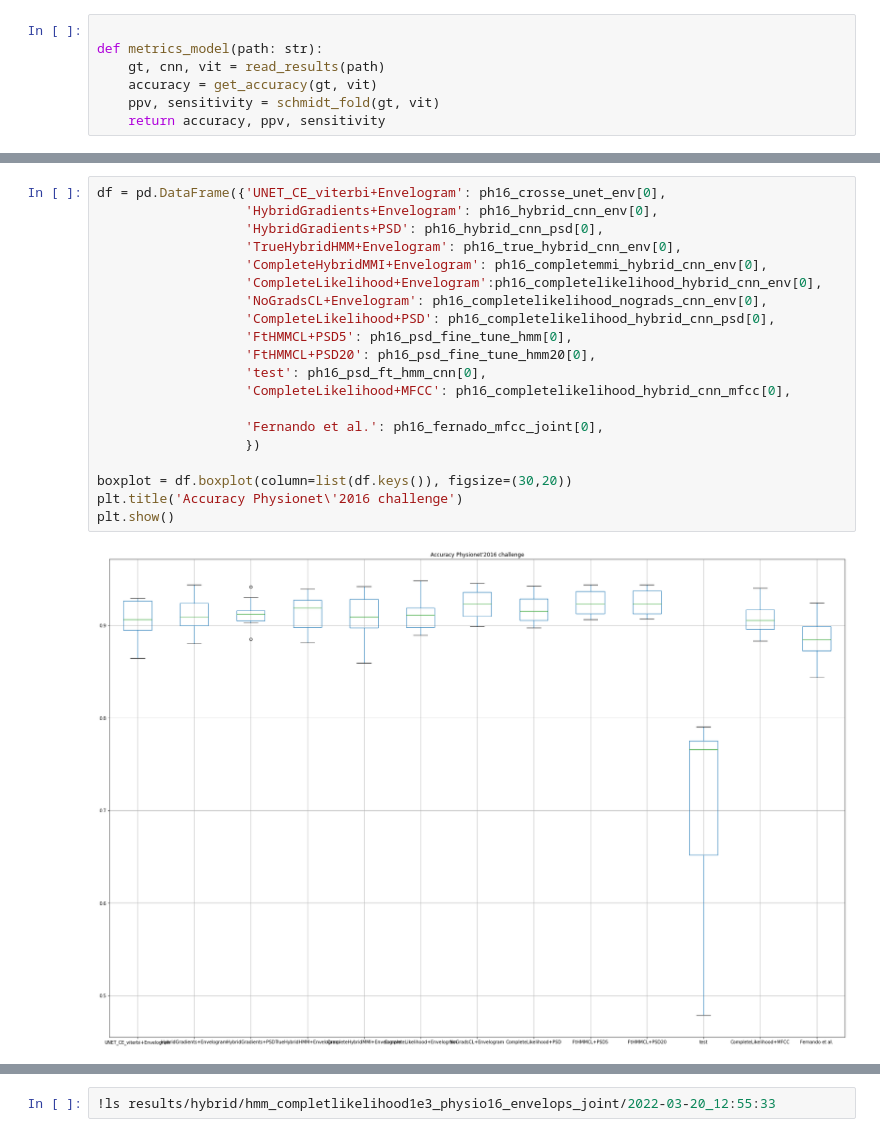
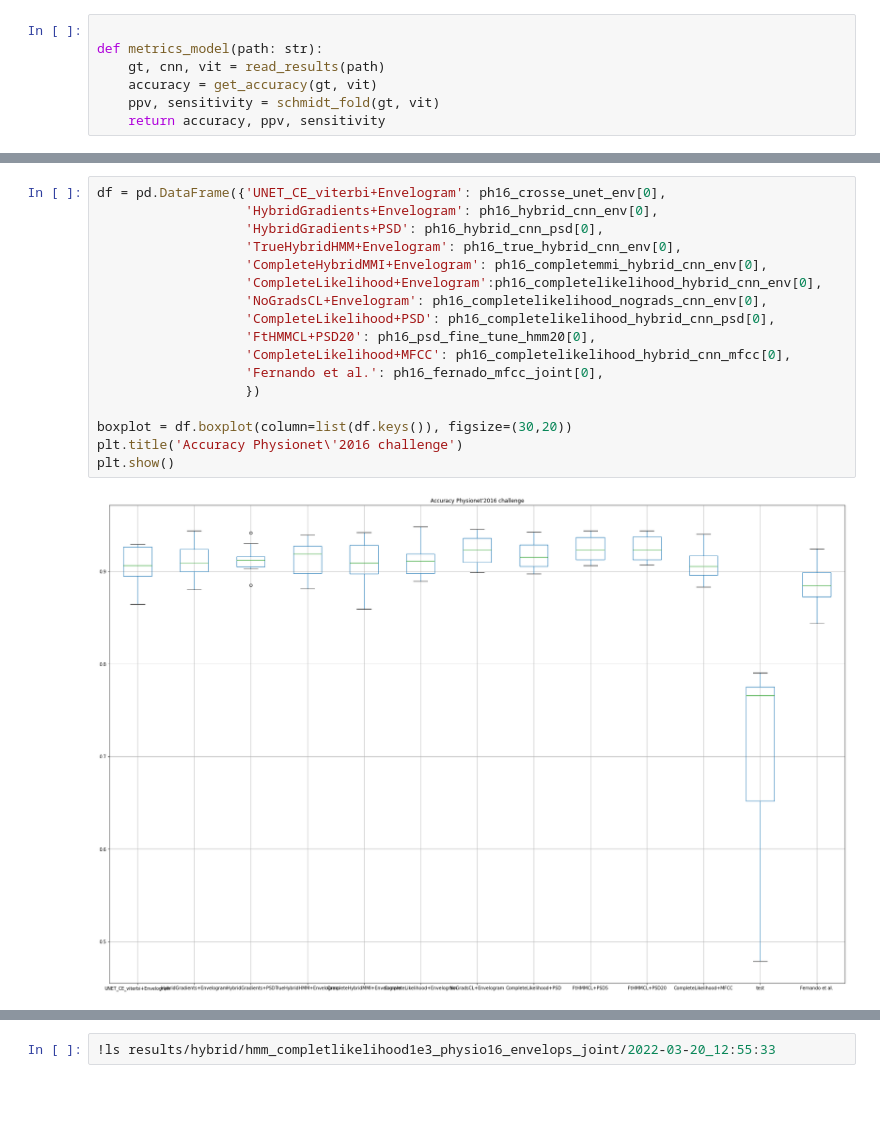
Before and after one commit to miguelmartins/hybrid-hmm, a Jupyter notebook: notebooks/physionet16_eval.ipynb, the cells around one changed output, grey strips where cells are left out. Drawn from its saved outputs; the diff is of its cells as text; blank space fills up the shorter version.

```diff
--- a/notebooks/physionet16_eval.ipynb
+++ b/notebooks/physionet16_eval.ipynb
@@ -121,25 +136,22 @@ out_seq.mat       test_indexes.mat  trans_mat.mat
 # %%
 df = pd.DataFrame({'UNET_CE_viterbi+Envelogram': ph16_crosse_unet_env[0],
                    'HybridGradients+Envelogram': ph16_hybrid_cnn_env[0],
                    'HybridGradients+PSD': ph16_hybrid_cnn_psd[0],
                    'TrueHybridHMM+Envelogram': ph16_true_hybrid_cnn_env[0],
                    'CompleteHybridMMI+Envelogram': ph16_completemmi_hybrid_cnn_env[0],
                    'CompleteLikelihood+Envelogram':ph16_completelikelihood_hybrid_cnn_env[0],
                    'NoGradsCL+Envelogram': ph16_completelikelihood_nograds_cnn_env[0],
                    'CompleteLikelihood+PSD': ph16_completelikelihood_hybrid_cnn_psd[0],
-                   'FtHMMCL+PSD5': ph16_psd_fine_tune_hmm[0],
                    'FtHMMCL+PSD20': ph16_psd_fine_tune_hmm20[0],
-                   'test': ph16_psd_ft_hmm_cnn[0],
                    'CompleteLikelihood+MFCC': ph16_completelikelihood_hybrid_cnn_mfcc[0],
-
                    'Fernando et al.': ph16_fernado_mfcc_joint[0],
                    })
 
 boxplot = df.boxplot(column=list(df.keys()), figsize=(30,20))
 plt.title('Accuracy Physionet\'2016 challenge')
 plt.show()
 # %% [output]
-[figure, old version]
+[figure, new version]
 # %%
 df = pd.DataFrame({'UNET_CE_viterbi+Envelogram': ph16_crosse_unet_env[1],
                    'HybridGradients+Envelogram': ph16_hybrid_cnn_env[1],
```
Also changed, not shown: parts of 7 cells of this notebook.
